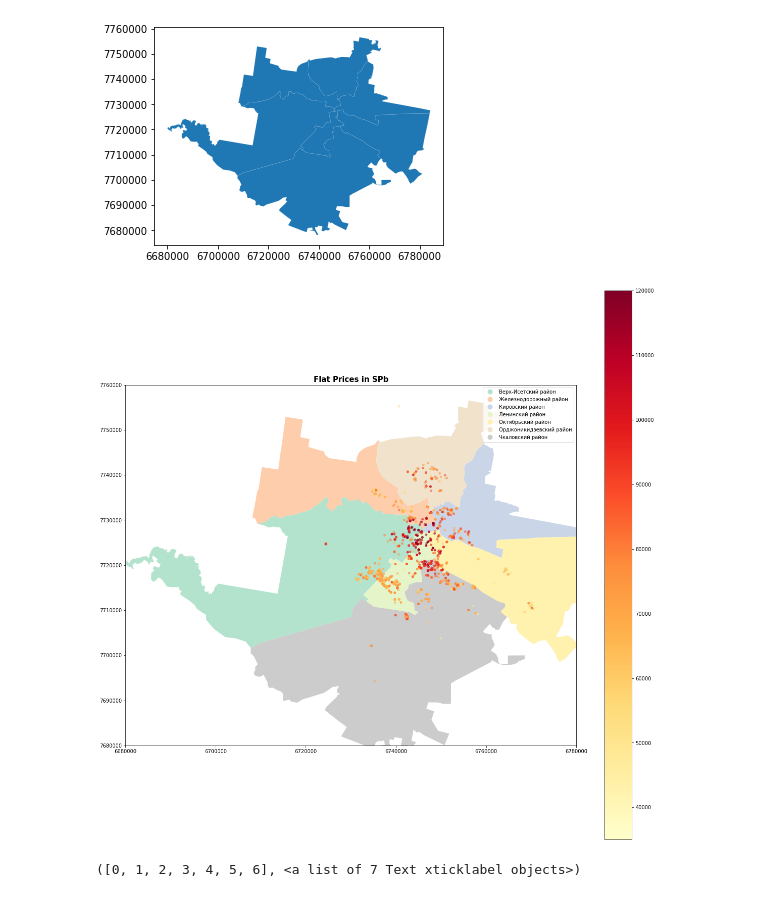
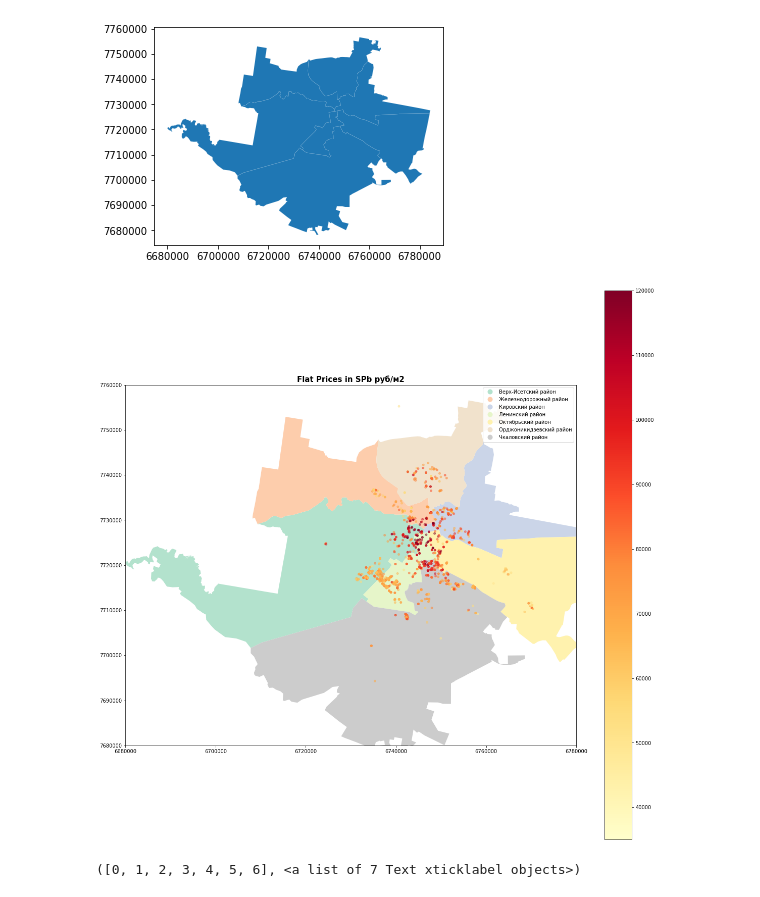
Before and after one commit to vitomed/EPAMFinalTask, a Jupyter notebook: avito/EKB_visualisation.ipynb, the cells around one changed output. Drawn from its saved outputs; the diff is of its cells as text; code cells hidden in the pictures.

Commit message:
add parametr руб/м2 for title

```diff
--- a/avito/EKB_visualisation.ipynb
+++ b/avito/EKB_visualisation.ipynb
@@ -38,13 +38,13 @@ flats_geo_ep = flats_geo.to_crs({"init": "epsg:3857"})
 # %%
 fig, ax = plt.subplots(figsize=(20,20))
 distr_map_ep.plot(ax=ax, column = 'locname', linewidth=0.5, cmap='Pastel2', legend=True)
 flats_geo_ep.plot(column="price",ax=ax, alpha=0.5, legend=True, markersize=15, cmap="YlOrRd", vmin=35000, vmax=120000)
-plt.title("Flat Prices in SPb", fontsize=15, fontweight="bold")
+plt.title("Flat Prices in SPb руб/м2", fontsize=15, fontweight="bold")
 plt.ylim(7680000,7760000)
 plt.xlim( 6680000,6780000)
 plt.show()
 # %% [output]
-[figure, old version]
+[figure, new version]
 # %%
 count_price = {}
 
```
Also changed, not shown: 1 other file.
